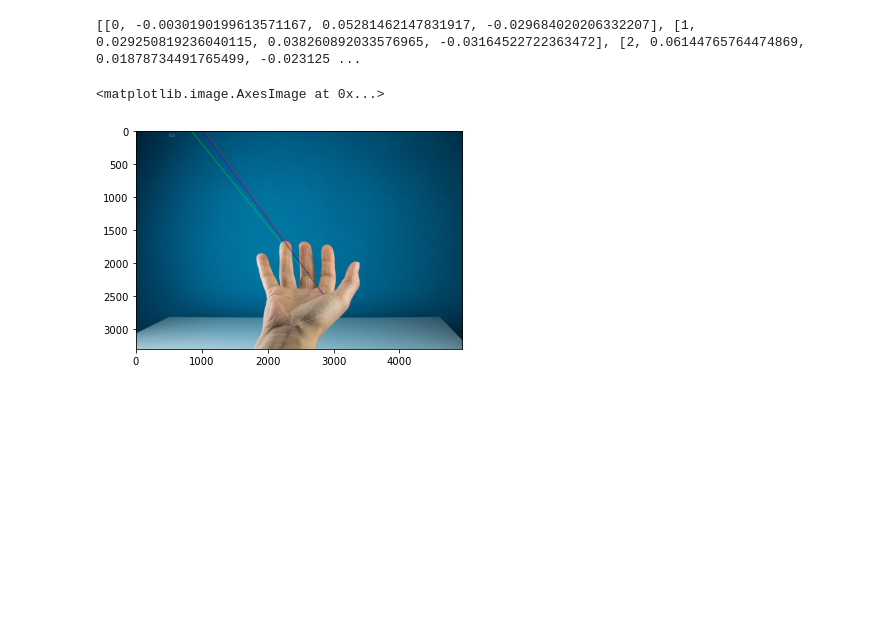
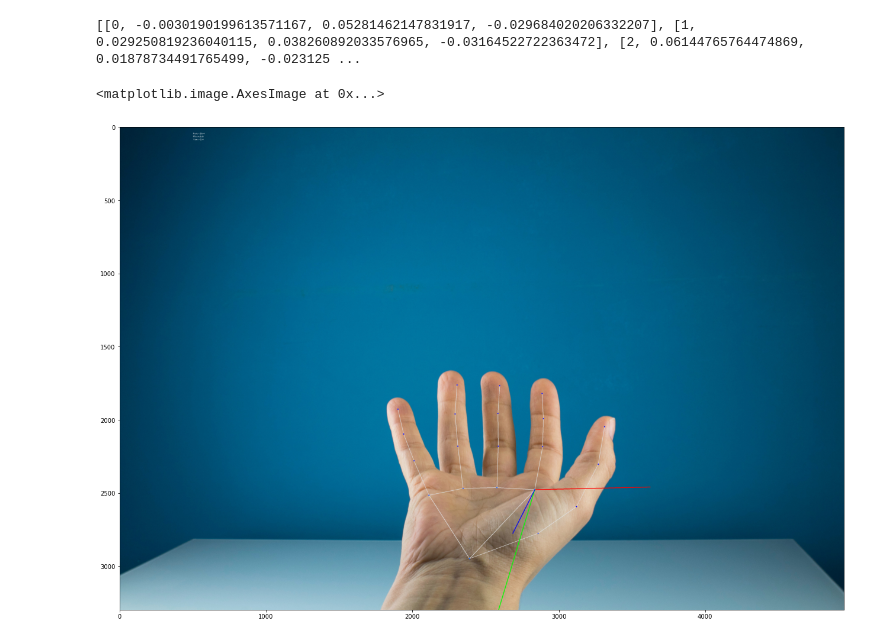
Before and after one commit to e-candeloro/Python-OpenCV-Utils, a Jupyter notebook: Demo_Notebook.ipynb, the cells around one changed output. Saved outputs shown, nothing was run; the diff lists cells and outputs as text; code cells hidden in the pictures; blank space fills up the shorter version.

```diff
--- a/Demo_Notebook.ipynb
+++ b/Demo_Notebook.ipynb
@@ -185,8 +177,10 @@ dist_coeffs = np.array(
 # %%
-frame, yaw, pitch, roll  = detector.findHandPose(lm3dlist=hand_3dlmlist, lmlist=hand_lmlist, frame = img_rgb, camera_matrix= camera_matrix, dist_coeffs=dist_coeffs )
+
+frame, yaw, pitch, roll  = detector.findHandPose(lm3dlist=hand_3dlmlist, lmlist=hand_lmlist, frame = img_rgb, axis_scale=0.1)
+plt.figure(figsize=(50, 15))
 plt.imshow(frame)
 
 #TO DO: fix pose estimation of hand
 # %% [output]
 <matplotlib.image.AxesImage at 0x...>
-[figure, old version]
+[figure, new version]
```
Also changed, not shown: parts of 2 cells of this notebook, 1 other file.
